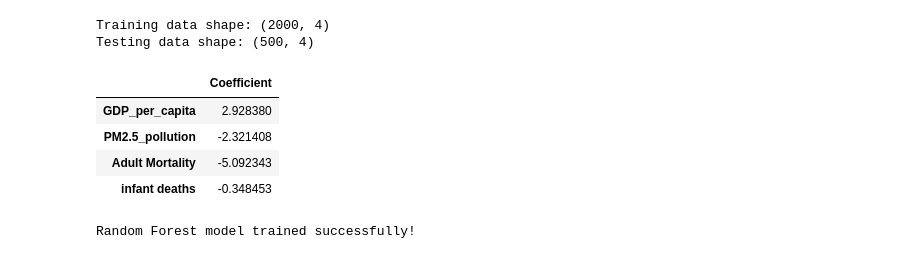
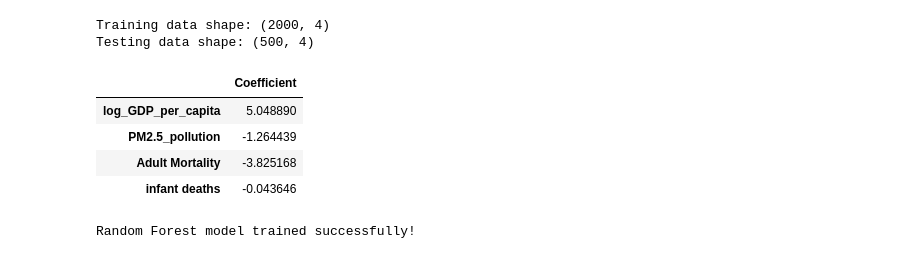
Before and after one commit to AlexGekov/Data-science-project-2, a Jupyter notebook: analysis.ipynb, the cells around one changed output. Cells and saved outputs as stored; diff of their text form; code cells hidden in the pictures.

Commit message:
Fix data leakage using Pipeline and implement Log GDP feature

```diff
--- a/analysis.ipynb
+++ b/analysis.ipynb
@@ -103,16 +102,16 @@ Where:
 Before feeding our data into this model, we must scale our features so that large numbers (like GDP) don't disproportionately overpower small numbers (like pollution density).
 # %%
 from sklearn.model_selection import train_test_split
-from sklearn.preprocessing import StandardScaler
+import numpy as np
 
-features = ['GDP_per_capita', 'PM2.5_pollution', 'Adult Mortality', 'infant deaths']
-X = merged_df[features]
-y = merged_df['Life expectancy']
+df_model = merged_df.copy()
+df_model['log_GDP_per_capita'] = np.log1p(df_model['GDP_per_capita'])
 
-scaler = StandardScaler()
-X_scaled = scaler.fit_transform(X)
+features = ['log_GDP_per_capita', 'PM2.5_pollution', 'Adult Mortality', 'infant deaths']
+X = df_model[features]
+y = df_model['Life expectancy']
 
-X_train, X_test, y_train, y_test = train_test_split(X_scaled, y, test_size=0.2, random_state=42)
+X_train, X_test, y_train, y_test = train_test_split(X, y, test_size=0.2, random_state=42)
 
 print(f"Training data shape: {X_train.shape}")
 print(f"Testing data shape: {X_test.shape}")
@@ -120,19 +119,29 @@ print(f"Testing data shape: {X_test.shape}")
 Training data shape: (2000, 4)
 Testing data shape: (500, 4)
 # %%
+from sklearn.pipeline import Pipeline
+from sklearn.preprocessing import StandardScaler
 from sklearn.linear_model import LinearRegression
 
-linear_model = LinearRegression()
+linear_model = Pipeline([
+    ('scaler', StandardScaler()),
+    ('model', LinearRegression())
+])
+
 linear_model.fit(X_train, y_train)
 
-coefficients = pd.DataFrame(linear_model.coef_, features, columns=['Coefficient'])
+coefficients = pd.DataFrame(
+    linear_model.named_steps['model'].coef_,
+    features,
+    columns=['Coefficient']
+)
 display(coefficients)
 # %% [output]
 |  | Coefficient |
-| GDP_per_capita | 2.928380 |
-| PM2.5_pollution | -2.321408 |
-| Adult Mortality | -5.092343 |
-| infant deaths | -0.348453 |
+| log_GDP_per_capita | 5.048890 |
+| PM2.5_pollution | -1.264439 |
+| Adult Mortality | -3.825168 |
+| infant deaths | -0.043646 |
 # %%
 from sklearn.ensemble import RandomForestRegressor
 
```
Also changed, not shown: parts of 1 cell of this notebook.
